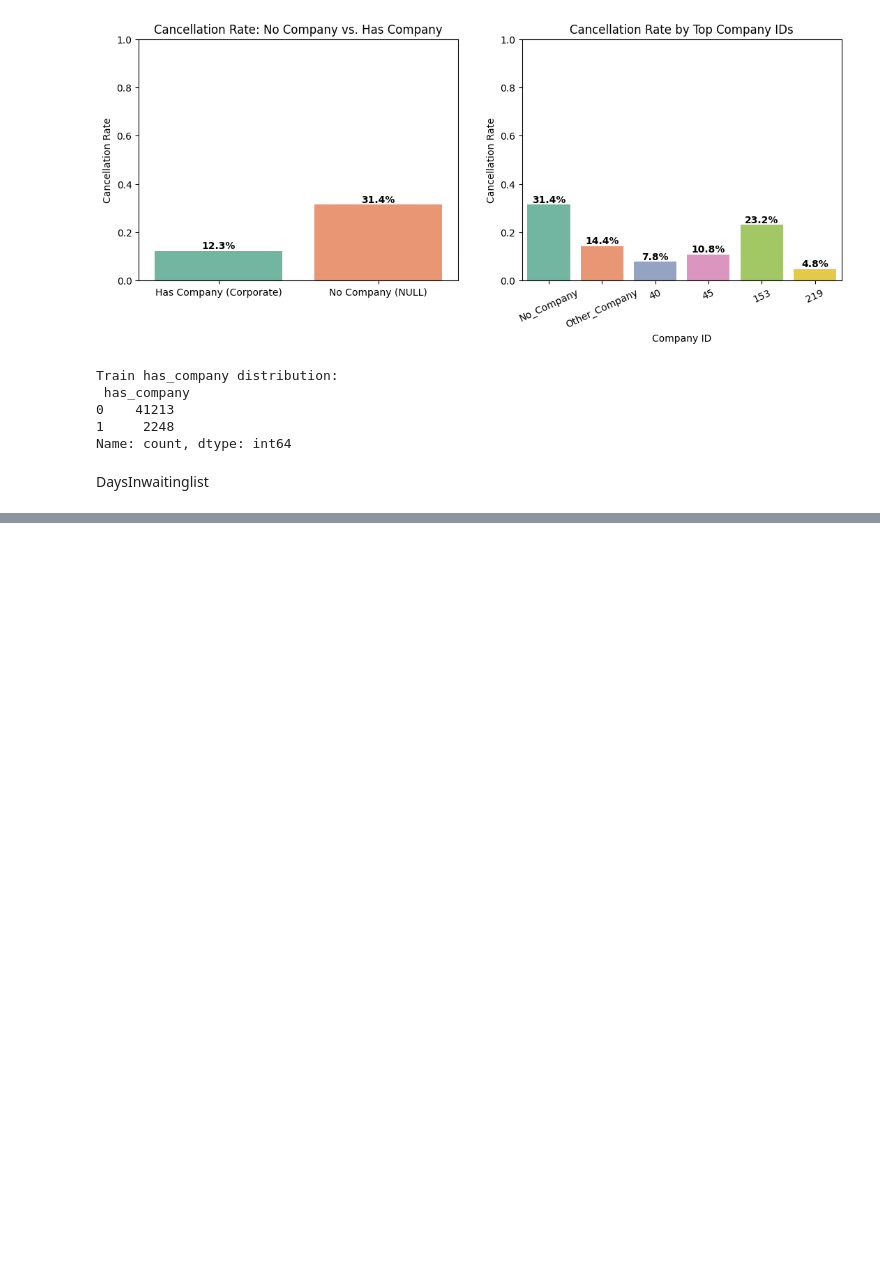
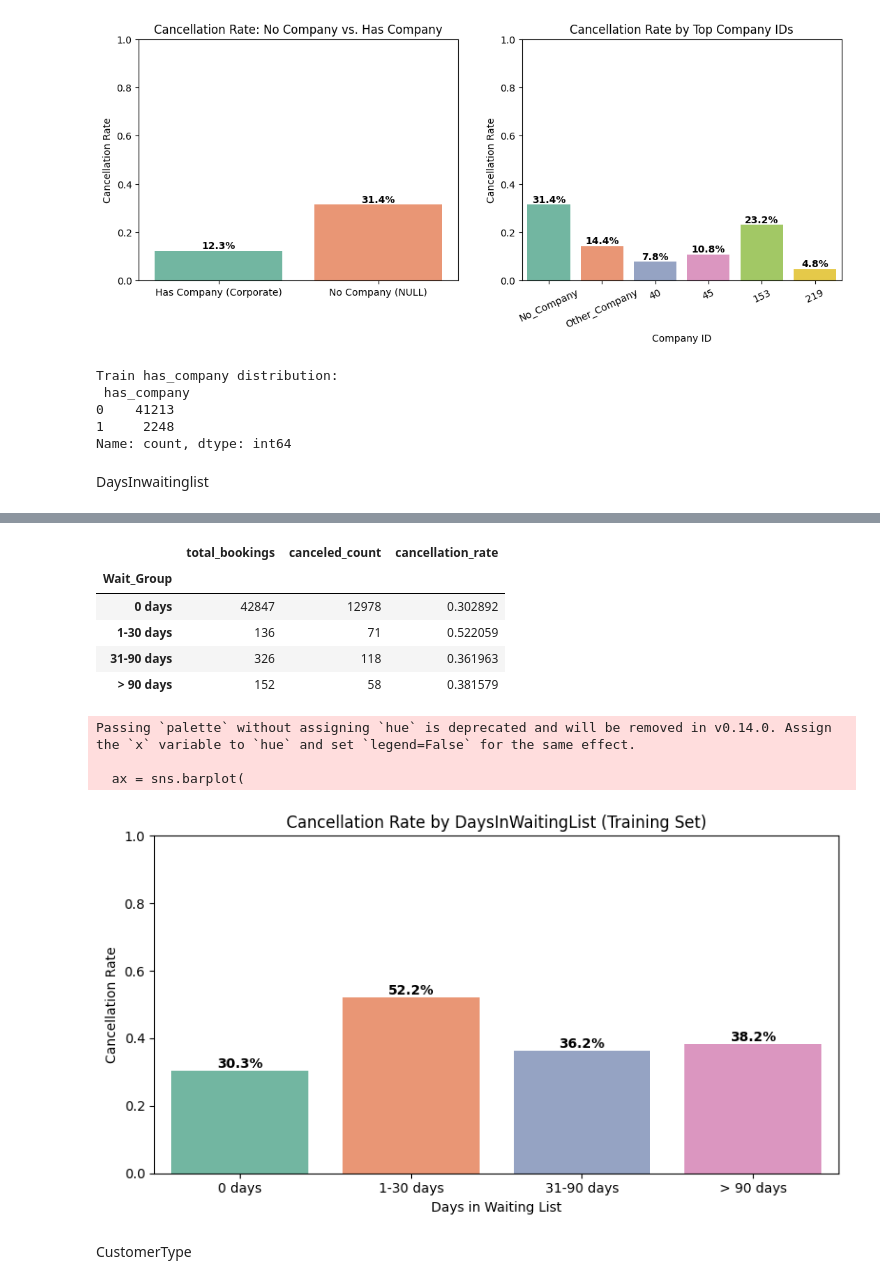
Before and after one commit to nourMelegy/City-Hotel-Booking-Demand-ML-Model, a Jupyter notebook: src/preprocessing/classificationPPwithoutDuplicates.ipynb, the cells around one changed output, grey strips where cells are left out. Saved outputs shown, nothing was run; the diff lists cells and outputs as text; code cells hidden in the pictures; blank space fills up the shorter version.

Commit message:
final preprocessing without dup

```diff
--- a/src/preprocessing/classificationPPwithoutDuplicates.ipynb
+++ b/src/preprocessing/classificationPPwithoutDuplicates.ipynb
@@ -1431,6 +1432,9 @@ PreviousCancellations
 13       12
 21        1
 Name: count, dtype: int64
+# %%
+X_train.drop(columns=['PreviousCancellations'], errors='ignore', inplace=True)
+X_test.drop(columns=['PreviousCancellations'], errors='ignore', inplace=True)
 # %% [markdown]
 PreviousBookingNotCanceled
 !!!!!!!!!!!!!!!
@@ -1973,3 +2018,58 @@ Train has_company distribution:
 Name: count, dtype: int64
 # %% [markdown]
 DaysInwaitinglist
+# %%
+import matplotlib.pyplot as plt
+import pandas as pd
+import seaborn as sns
+
+# 1. Basic distribution & zero-inflation check
+print("=== DaysInWaitingList Summary (Train) ===")
+print(X_train["DaysInWaitingList"].describe())
+print("\nExact 0 vs. > 0 counts:")
+print((X_train["DaysInWaitingList"] > 0).value_counts().rename({False: "0 days", True: "> 0 days"}))
+
+# 2. Top most frequent exact values
+print("\nTop 10 most frequent values:")
+print(X_train["DaysInWaitingList"].value_counts().head(10))
+
+# 3. Cancellation rate comparison: 0 days vs. binned > 0 days
+wait_bins = pd.cut(
+    X_train["DaysInWaitingList"],
+    bins=[-1, 0, 30, 90, X_train["DaysInWaitingList"].max()],
+    labels=["0 days", "1-30 days", "31-90 days", "> 90 days"],
+)
+
+wait_summary = (
+    pd.DataFrame({"Wait_Group": wait_bins, "IsCanceled": y_train})
+    .groupby("Wait_Group", observed=False)["IsCanceled"]
+    .agg(total_bookings="count", canceled_count="sum", cancellation_rate="mean")
+)
+
+print("\n=== Cancellation Rate by Waiting List Group (Train) ===")
+display(wait_summary)
+
+# 4. Plot cancellation rate across waiting groups
+plt.figure(figsize=(8, 4.5))
+ax = sns.barplot(
+    x=wait_summary.index,
+    y=wait_summary["cancellation_rate"],
+    palette="Set2",
+)
+plt.title("Cancellation Rate by DaysInWaitingList (Training Set)")
+plt.ylabel("Cancellation Rate")
+plt.xlabel("Days in Waiting List")
+plt.ylim(0, 1.0)
+
+for p in ax.patches:
+    ax.annotate(
+        f"{p.get_height()*100:.1f}%",
+        (p.get_x() + p.get_width() / 2.0, p.get_height()),
+        ha="center",
+        va="bottom",
+        fontweight="bold",
+    )
+
+plt.tight_layout()
+plt.show()
+# %% [output]
@@ -1975,0 +2093,10 @@ DaysInwaitinglist
+|  | total_bookings | canceled_count | cancellation_rate |
+| Wait_Group |  |  |  |
+| 0 days | 42847 | 12978 | 0.302892 |
+| 1-30 days | 136 | 71 | 0.522059 |
+| 31-90 days | 326 | 118 | 0.361963 |
+| > 90 days | 152 | 58 | 0.381579 |
+Passing `palette` without assigning `hue` is deprecated and will be removed in v0.14.0. Assign the `x` variable to `hue` and set `legend=False` for the same effect.
+
+  ax = sns.barplot(
+[figure, added]
@@ -1975,0 +2106,2 @@ DaysInwaitinglist
+# %% [markdown]
+CustomerType
```
Also changed, not shown: parts of 28 cells of this notebook.
